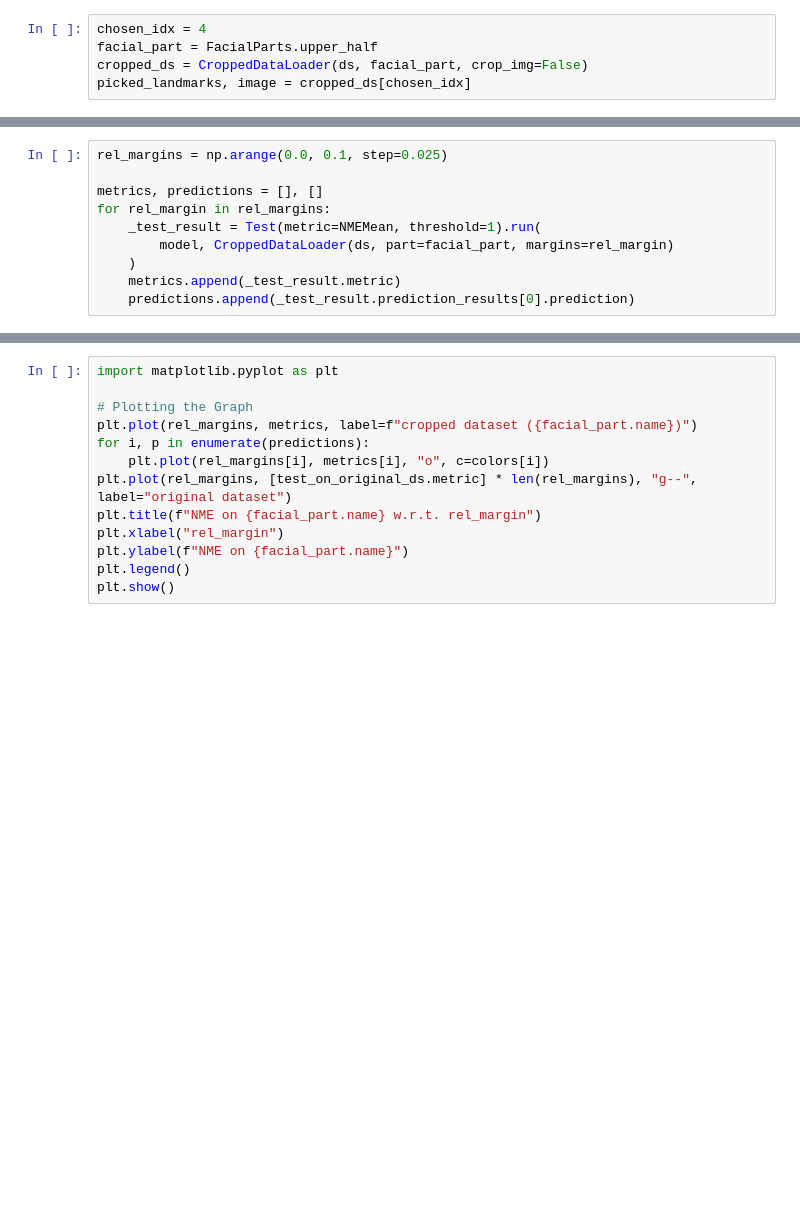
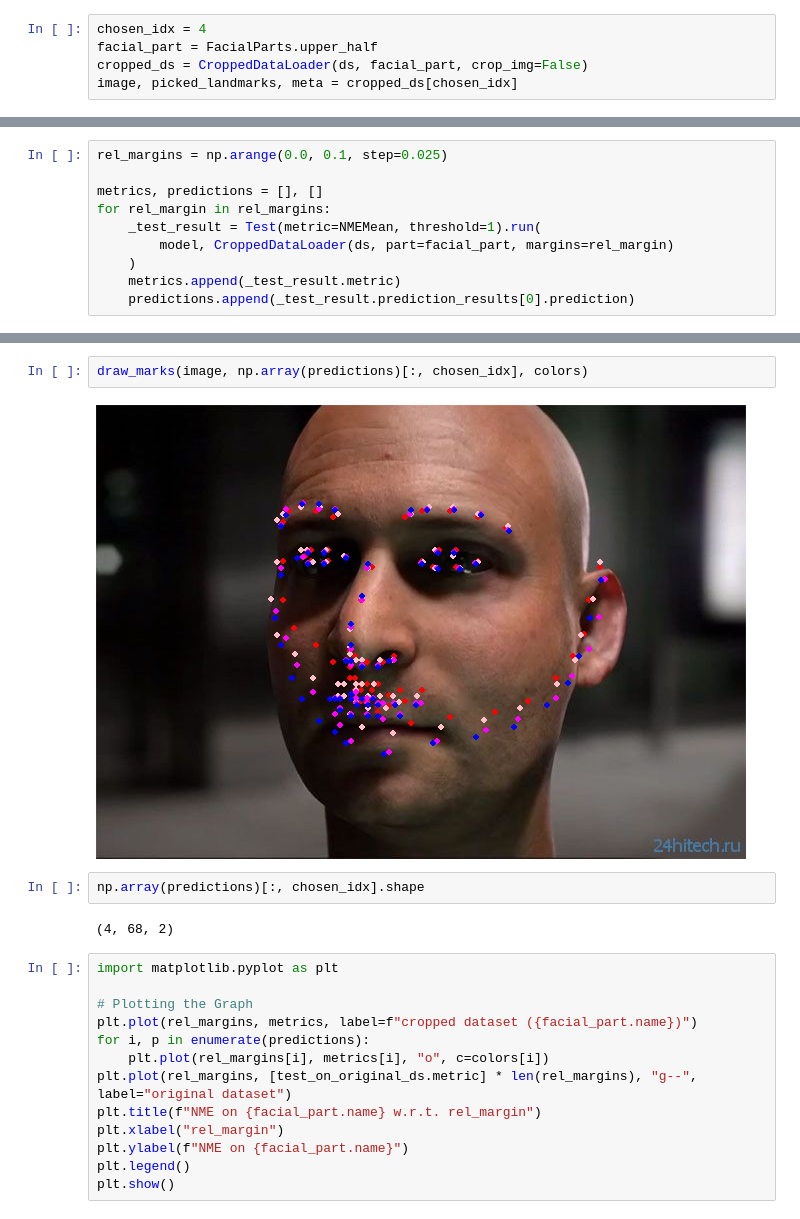
Before and after one commit to Giskard-AI/giskard-vision, a Jupyter notebook: examples/criteria1_partial_faces.ipynb, the cells around one changed output, grey strips where cells are left out. Cells and saved outputs as stored; diff of their text form; blank space fills up the shorter version.

Commit message:
Review + add meta

```diff
--- a/examples/criteria1_partial_faces.ipynb
+++ b/examples/criteria1_partial_faces.ipynb
@@ -26,7 +26,7 @@ L'Oreal
 chosen_idx = 4
 facial_part = FacialParts.upper_half
 cropped_ds = CroppedDataLoader(ds, facial_part, crop_img=False)
-picked_landmarks, image = cropped_ds[chosen_idx]
+image, picked_landmarks, meta = cropped_ds[chosen_idx]
 # %%
 draw_marks(image, [picked_landmarks], ["green"], [True])
 # %% [output]
@@ -89,3 +93,11 @@ draw_marks(image, [p[chosen_idx] for p in predictions], colors, squares=squares)
+# %%
+draw_marks(image, np.array(predictions)[:, chosen_idx], colors)
+# %% [output]
+[figure, added]
+# %%
+np.array(predictions)[:, chosen_idx].shape
+# %% [output]
+(4, 68, 2)
 # %%
 import matplotlib.pyplot as plt
 
```
Also changed, not shown: parts of 6 cells of this notebook, 8 other files.
